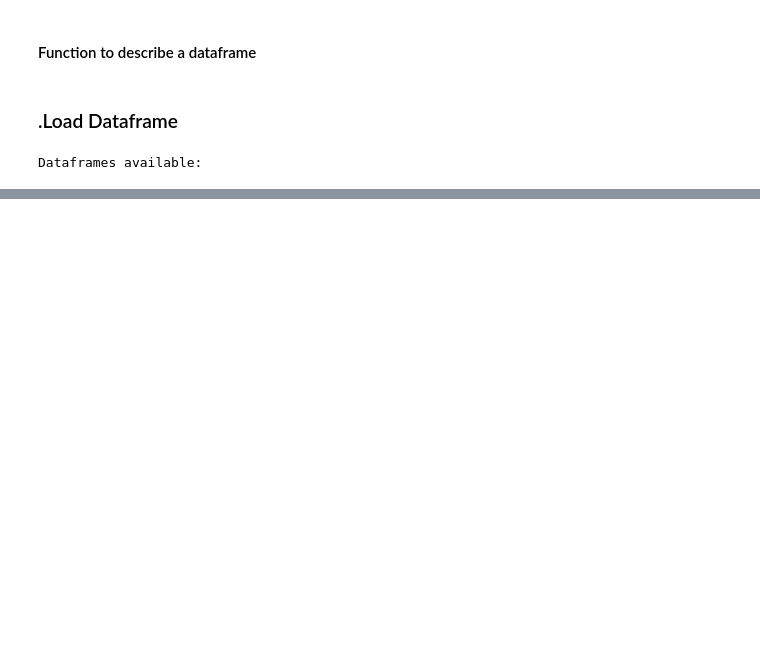
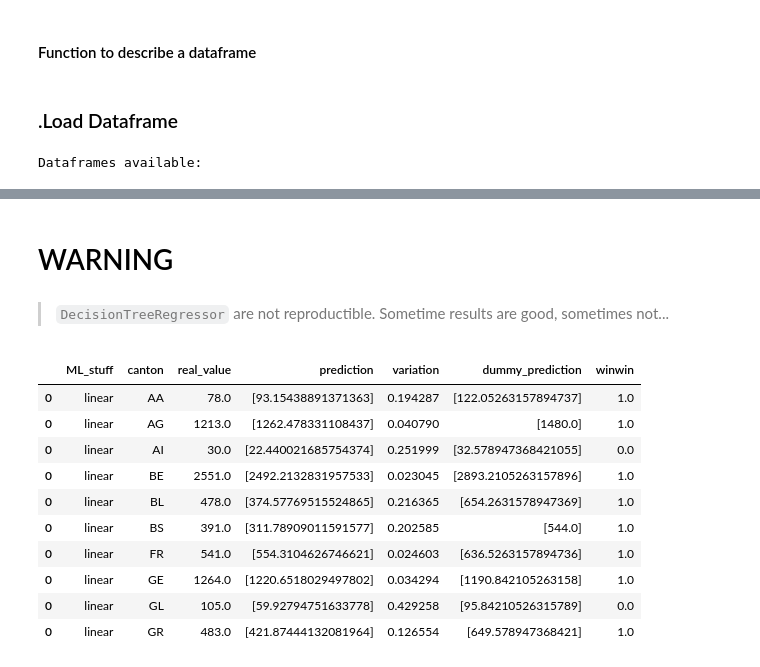
Before and after one commit to epfl-ada-2018/project-pizzafels, a Jupyter notebook: Working Notebooks/1. Prediction-cantons.ipynb, the cells around one changed output, grey strips where cells are left out. Drawn from its saved outputs; the diff is of its cells as text; code cells hidden in the pictures; blank space fills up the shorter version.

Commit message:
Clean Prediction

```diff
--- a/Working Notebooks/1. Prediction-cantons.ipynb
+++ b/Working Notebooks/1. Prediction-cantons.ipynb
@@ -298,0 +253,4 @@ graphviz.Source(trees['ZH'])
+# %% [markdown]
+# WARNING
+# %% [markdown]
+> `DecisionTreeRegressor` are not reproductible. Sometime results are good, sometimes not...
@@ -298,0 +268,57 @@ graphviz.Source(trees['ZH'])
+# %%
+# Try to do ML_stuff
+
+# Iteration of different algorithm
+for algo in ML_stuff:
+
+    # Iteration over cantons
+    for canton in dict_cantons:
+
+        # Set the algo
+        clf = ML_stuff[algo]
+
+        # Normalized all the features together (have to discuss about that)
+        X = normalize(features_cantons[canton].values)
+
+        # Training without the last year
+        clf.fit(X[:-1],accidents_cantons[canton][:-1])
+
+        # Predict for the last year
+        prediction = clf.predict([X[len(X)-1]])
+
+        # Get the true value
+        real_value = accidents_cantons[canton][len(X)-1]
+
+        # Get the variation
+        variation = np.abs((prediction-real_value)/real_value)[0]
+
+
+        #######################
+
+        # Same thing but now we just use the year to do the prediction
+
+        X = normalize(features_cantons[canton][['annee']].values)
+        clf.fit(X[:-1],accidents_cantons[canton][:-1])
+        dummy_prediction = clf.predict([X[len(X)-1]])
+        dummy_variation = np.abs((dummy_prediction-real_value)/real_value)[0]
+        if (dummy_variation>variation):
+            winwin = 1
+        else:
+            winwin = 0
+        local_df = pd.DataFrame({'ML_stuff':[algo],'canton':[canton],'real_value':[real_value],'prediction':[prediction],\
+                                 'variation':[variation],'dummy_prediction':[dummy_prediction],'winwin':[winwin]})
+        results_ML = pd.concat([results_ML,local_df])
+# %%
+results_ML.head(10)
+# %% [output]
+|  | ML_stuff | canton | real_value | prediction | variation | dummy_prediction | winwin |
+| 0 | linear | AA | 78.0 | [93.15438891371363] | 0.194287 | [122.05263157894737] | 1.0 |
+| 0 | linear | AG | 1213.0 | [1262.478331108437] | 0.040790 | [1480.0] | 1.0 |
+| 0 | linear | AI | 30.0 | [22.440021685754374] | 0.251999 | [32.578947368421055] | 0.0 |
+| 0 | linear | BE | 2551.0 | [2492.2132831957533] | 0.023045 | [2893.2105263157896] | 1.0 |
+| 0 | linear | BL | 478.0 | [374.57769515524865] | 0.216365 | [654.2631578947369] | 1.0 |
+| 0 | linear | BS | 391.0 | [311.78909011591577] | 0.202585 | [544.0] | 1.0 |
+| 0 | linear | FR | 541.0 | [554.3104626746621] | 0.024603 | [636.5263157894736] | 1.0 |
+| 0 | linear | GE | 1264.0 | [1220.6518029497802] | 0.034294 | [1190.842105263158] | 1.0 |
+| 0 | linear | GL | 105.0 | [59.92794751633778] | 0.429258 | [95.84210526315789] | 0.0 |
+| 0 | linear | GR | 483.0 | [421.87444132081964] | 0.126554 | [649.578947368421] | 1.0 |
```
Also changed, not shown: parts of 32 cells of this notebook.
